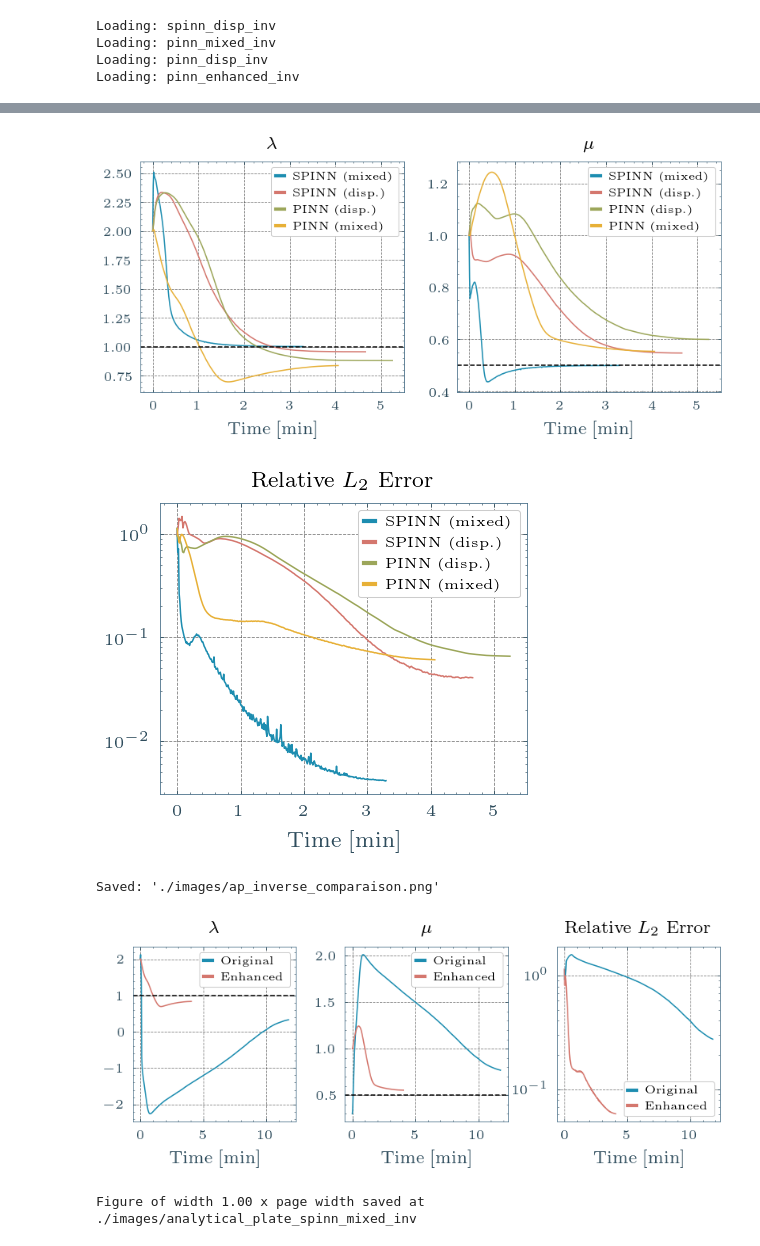
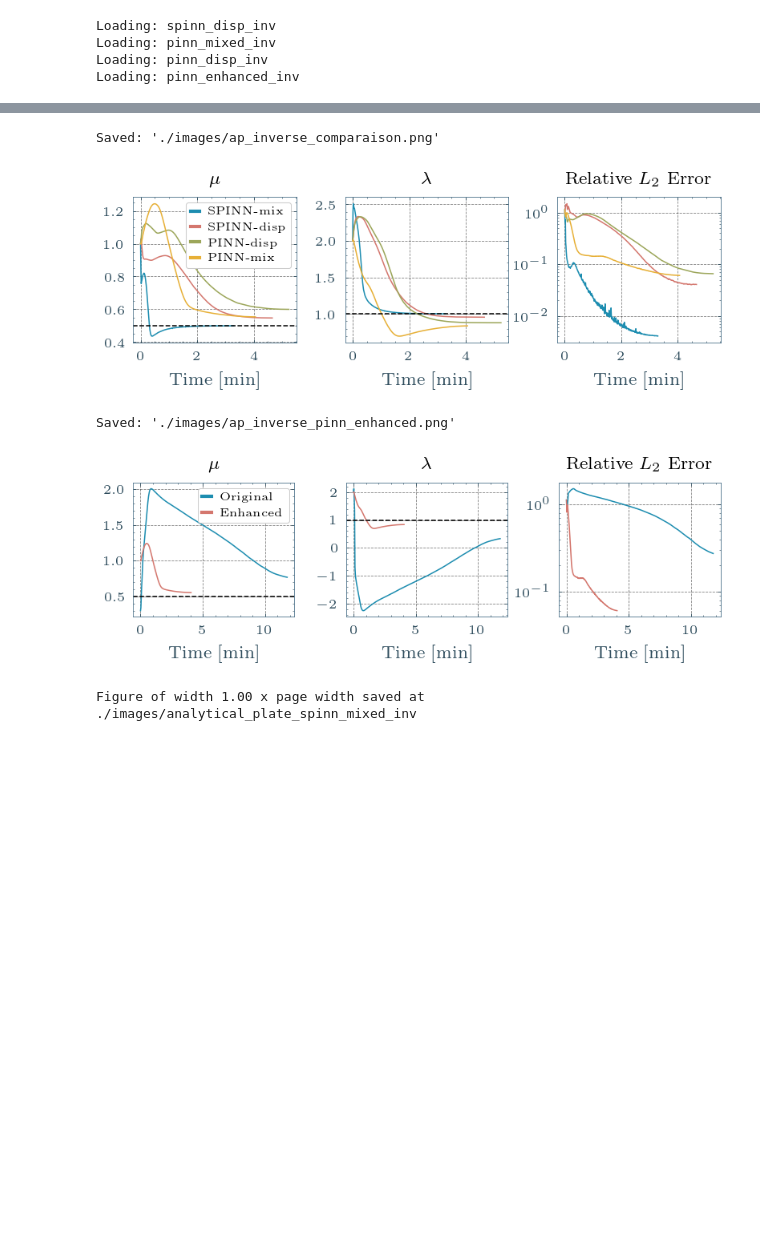
Before and after one commit to bonneted/PhD, a Jupyter notebook: chapters/III_ImprovingPINNs/04_improving_spinn_ap.ipynb, the cells around one changed output, grey strips where cells are left out. Drawn from its saved outputs; the diff is of its cells as text; code cells hidden in the pictures; blank space fills up the shorter version.

Commit message:
add all comparaison

```diff
--- a/chapters/III_ImprovingPINNs/04_improving_spinn_ap.ipynb
+++ b/chapters/III_ImprovingPINNs/04_improving_spinn_ap.ipynb
@@ -395,55 +395,63 @@ else:
 from phd.plot.plot_cm import plot_metrics_comparison
 
 config_text_inv ={
-    "spinn_mixed_inv": "SPINN (mixed)",
-    "spinn_disp_inv": "SPINN (disp.)",
+    "spinn_mixed_inv": "SPINN-mix",
+    "spinn_disp_inv": "SPINN-disp",
     # "pinn_mixed_inv": "PINN (mixed)",
-    "pinn_disp_inv": "PINN (disp.)",
-    "pinn_enhanced_inv": "PINN (mixed)",
+    "pinn_disp_inv": "PINN-disp",
+    "pinn_enhanced_inv": "PINN-mix",
 }
 
 # Create figure with 3 subplots
 page_width = plt_cfg().page_width
-fig, axes = plt.subplots(1, 2, figsize=(page_width, page_width * 0.4), dpi=200)
-ax_lmbd, ax_mu = axes
+fig, axes = plt.subplots(1, 3, figsize=(page_width, page_width * 0.25), dpi=200, gridspec_kw={'wspace': 0.3})
+ax_mu, ax_lmbd, ax_l2 = axes
 
 
 
 configs_to_plot = ["spinn_mixed_inv", "spinn_disp_inv", "pinn_disp_inv", "pinn_enhanced_inv"] # e.g. ["spinn_mixed_inv", "spinn_disp_inv", "pinn_mixed_inv", "pinn_disp_inv", "pinn_enhanced_inv"]
 # Use available results
 if results_inverse:
     results_to_plot = {k: results_inverse[k] for k in configs_to_plot if k in results_inverse}
     run_names_inv = [config_text_inv.get(k, k) for k in results_to_plot.keys()]
 
+    # Plot Mu
+    plot_metrics_comparison(
+        results_to_plot, metric_name="mu", run_names=run_names_inv,
+        step_type="time", time_unit="min", ax=ax_mu, ylabel=''
+    )
+    mu_true = results_to_plot["spinn_mixed_inv"]["config"]["problem"]["material"]["mu"]
+    ax_mu.axhline(y=mu_true, linestyle='--', color='k', label="True")
+    ax_mu.set_title(r"$\mu$")
+    # ax_mu.legend().set_visible(False)
+
     # Plot Lambda
     plot_metrics_comparison(
         results_to_plot, metric_name="lambda", run_names=run_names_inv,
         step_type="time", time_unit="min", ax=ax_lmbd, ylabel=''
     )
     lmbd_true = results_to_plot["spinn_mixed_inv"]["config"]["problem"]["material"]["lmbd"]
     ax_lmbd.axhline(y=lmbd_true, linestyle='--', color='k', label="True")
     ax_lmbd.set_title(r"$\lambda$")
+    ax_lmbd.legend().set_visible(False)
 
-    # Plot Mu
-    plot_metrics_comparison(
-        results_to_plot, metric_name="mu", run_names=run_names_inv,
-        step_type="time", time_unit="min", ax=ax_mu, ylabel=''
-    )
-    mu_true = results_to_plot["spinn_mixed_inv"]["config"]["problem"]["material"]["mu"]
-    ax_mu.axhline(y=mu_true, linestyle='--', color='k', label="True")
-    ax_mu.set_title(r"$\mu$")
-    # ax_mu.legend()
-
-    fig, ax_l2 = plt.subplots(1, 1, figsize=(page_width*0.5, page_width * 0.4), dpi=200)
+    # fig, ax_l2 = plt.subplots(1, 1, figsize=(page_width*0.5, page_width * 0.4), dpi=200)
 
     plot_metrics_comparison(
         results_to_plot, metric_name="L2 Error", run_names=run_names_inv,
         step_type="time", time_unit="min", ylabel="", ax=ax_l2
     )
+    ax_l2.legend().set_visible(False)
     ax_l2.set_title(r"Relative $L_2$ Error")
+
+    if save_fig:
+        os.makedirs('./images/pgf', exist_ok=True)
+        fig.savefig('./images/pgf/ap_inverse_comparaison.pgf', bbox_inches='tight')
+        fig.savefig('./images/ap_inverse_comparaison.png', dpi=300, bbox_inches='tight')
+        print(f"Saved: './images/ap_inverse_comparaison.png'")
 # %% [output]
+Saved: './images/ap_inverse_comparaison.png'
-[figure, old version]
+[figure, new version]
-[figure, removed]
 # %%
 # === Compare Metrics for multiple runs ===
 from phd.plot.plot_cm import plot_metrics_comparison
@@ -457,8 +465,8 @@ config_text_inv ={
 
 # Create figure with 3 subplots
 page_width = plt_cfg().page_width
-fig, axes = plt.subplots(1, 3, figsize=(page_width, page_width * 0.3), dpi=200, gridspec_kw={'wspace': 0.3, 'hspace': 0.3})
-ax_lmbd, ax_mu, ax_l2 = axes
+fig, axes = plt.subplots(1, 3, figsize=(page_width, page_width * 0.23), dpi=200, gridspec_kw={'wspace': 0.32, 'hspace': 0.3})
+ax_mu, ax_lmbd, ax_l2 = axes
 
 # plt_config = plt_cfg()
 # plt_config.min_font_size = plt_config.axes_font_size
@@ -478,6 +486,7 @@ if results_inverse:
     lmbd_true = list(results_to_plot.values())[0]["config"]["problem"]["material"]["lmbd"]
     ax_lmbd.axhline(y=lmbd_true, linestyle='--', color='k', label="True")
     ax_lmbd.set_title(r"$\lambda$")
+    ax_lmbd.legend().set_visible(False)
 
     # Plot Mu
     plot_metrics_comparison(
@@ -487,7 +496,7 @@ if results_inverse:
     mu_true = list(results_to_plot.values())[0]["config"]["problem"]["material"]["mu"]
     ax_mu.axhline(y=mu_true, linestyle='--', color='k', label="True")
     ax_mu.set_title(r"$\mu$")
-    # ax_mu.legend()
+    # ax_mu.legend().set_visible(False)
 
     # fig, ax_l2 = plt.subplots(1, 1, figsize=(page_width*0.5, page_width * 0.4), dpi=200)
 
@@ -496,6 +505,7 @@ if results_inverse:
         step_type="time", time_unit="min", ylabel="", ax=ax_l2
     )
     ax_l2.set_title(r"Relative $L_2$ Error")
+    ax_l2.legend().set_visible(False)
 
     # book_config.set_as_current()
 
@@ -506,8 +516,8 @@ if results_inverse:
         fig.savefig('./images/ap_inverse_pinn_enhanced.png', dpi=300, bbox_inches='tight')
         print(f"Saved: './images/ap_inverse_pinn_enhanced.png'")
 # %% [output]
-Saved: './images/ap_inverse_comparaison.png'
+Saved: './images/ap_inverse_pinn_enhanced.png'
-[figure, old version]
+[figure, new version]
 # %%
 # === Plot single inverse run results ===
 run_to_plot = "spinn_mixed_inv"  # Change to plot different configs
```
Also changed, not shown: 2 other files.
